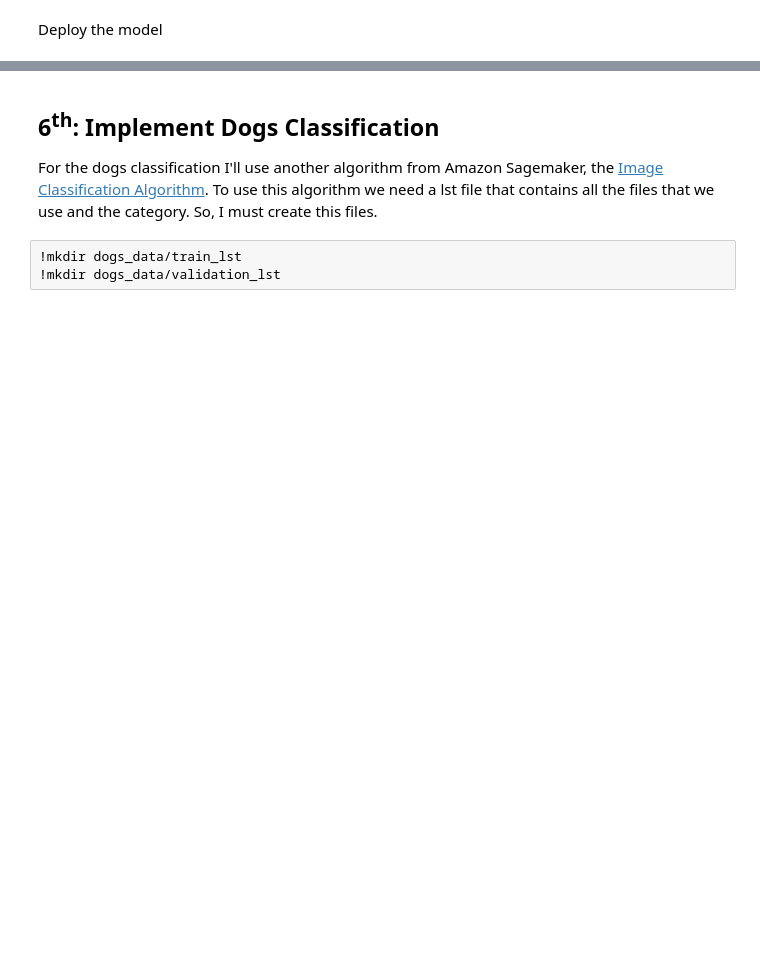
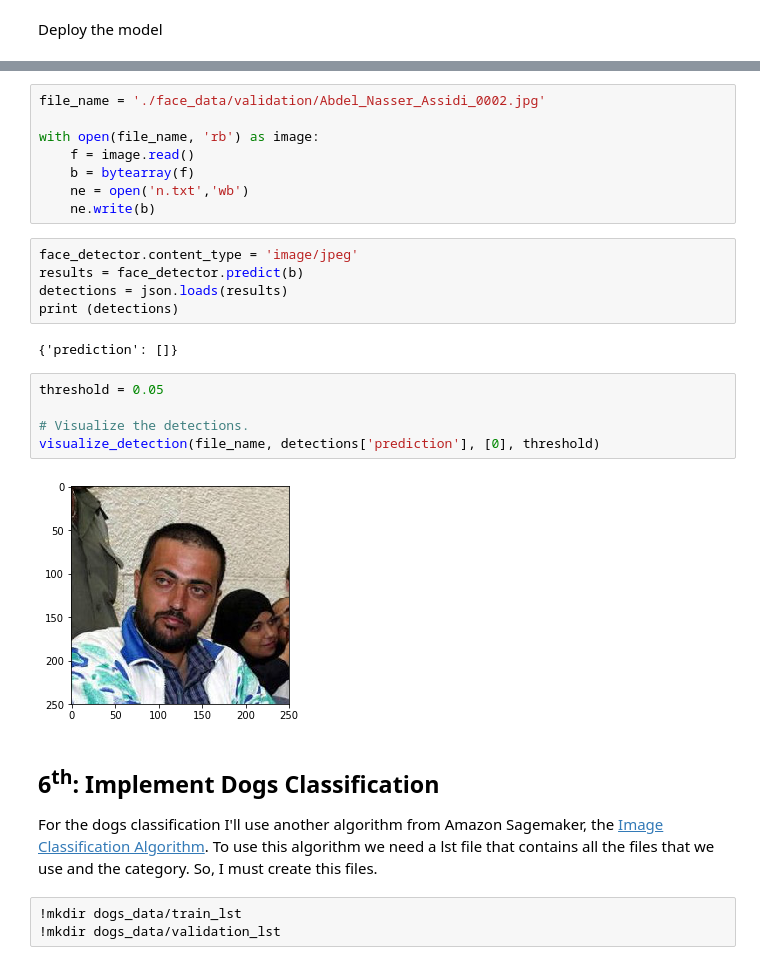
Before and after one commit to dcastellar/UdacityCapstoneProject, a Jupyter notebook: dog_breed.ipynb, the cells around one changed output, grey strips where cells are left out. Cells and saved outputs as stored; diff of their text form; blank space fills up the shorter version.

```diff
--- a/dog_breed.ipynb
+++ b/dog_breed.ipynb
@@ -572,3 +610,25 @@ face_detector = face_detector_model.deploy(initial_instance_count = 1,
+# %%
+file_name = './face_data/validation/Abdel_Nasser_Assidi_0002.jpg'
+
+with open(file_name, 'rb') as image:
+    f = image.read()
+    b = bytearray(f)
+    ne = open('n.txt','wb')
+    ne.write(b)
+# %%
+face_detector.content_type = 'image/jpeg'
+results = face_detector.predict(b)
+detections = json.loads(results)
+print (detections)
+# %% [output]
+{'prediction': []}
+# %%
+threshold = 0.05
+
+# Visualize the detections.
+visualize_detection(file_name, detections['prediction'], [0], threshold)
+# %% [output]
+[figure, added]
 # %% [markdown]
 <a id='step6'></a>
 
```
Also changed, not shown: parts of 19 cells of this notebook.
